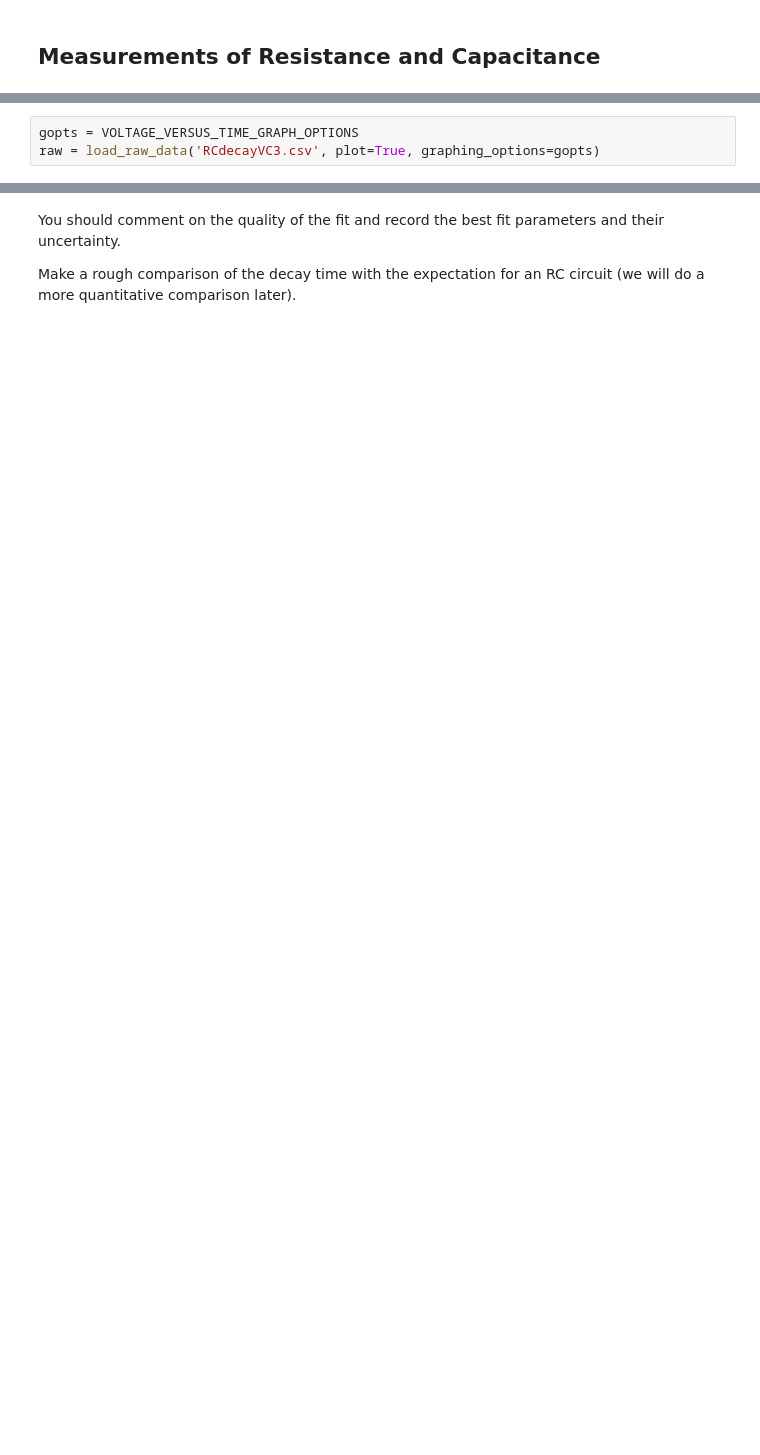
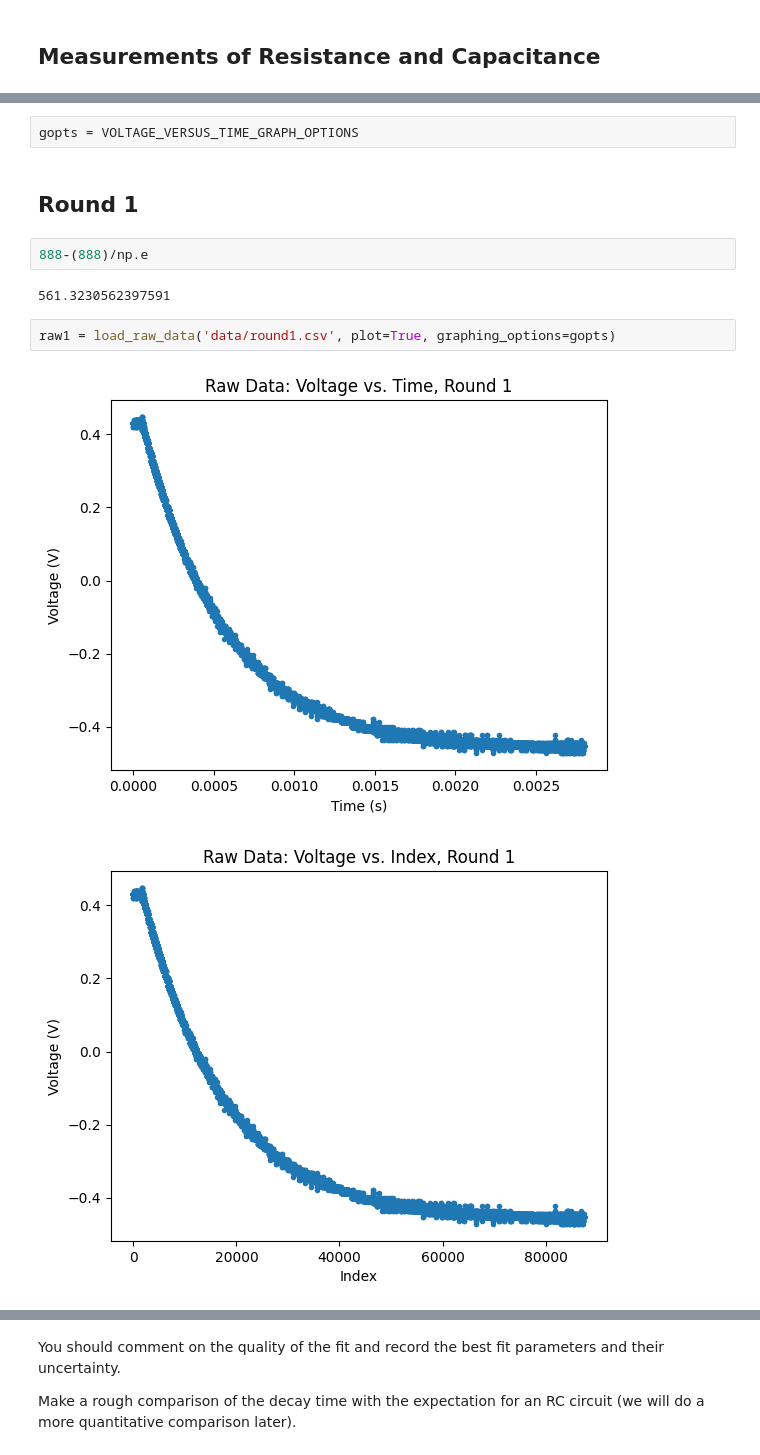
Before and after one commit to mufaro3/physics-219, a Jupyter notebook: Experiment02/Experiment-02-rev2024.ipynb, the cells around one changed output, grey strips where cells are left out. Saved outputs shown, nothing was run; the diff lists cells and outputs as text; blank space fills up the shorter version.

```diff
--- a/Experiment02/Experiment-02-rev2024.ipynb
+++ b/Experiment02/Experiment-02-rev2024.ipynb
@@ -34,3 +71,13 @@ The key pieces of code that you will need to alter are indicated by notes in Red
+# %%
+gopts = VOLTAGE_VERSUS_TIME_GRAPH_OPTIONS
+# %% [markdown]
+## Round 1
+# %%
+888-(888)/np.e
+# %% [output]
+561.3230562397591
 # %%
-gopts = VOLTAGE_VERSUS_TIME_GRAPH_OPTIONS
-raw = load_raw_data('RCdecayVC3.csv', plot=True, graphing_options=gopts)
+raw1 = load_raw_data('data/round1.csv', plot=True, graphing_options=gopts)
+# %% [output]
+[figure, added]
+[figure, added]
```
Also changed, not shown: parts of 86 cells of this notebook, 8 other files.
